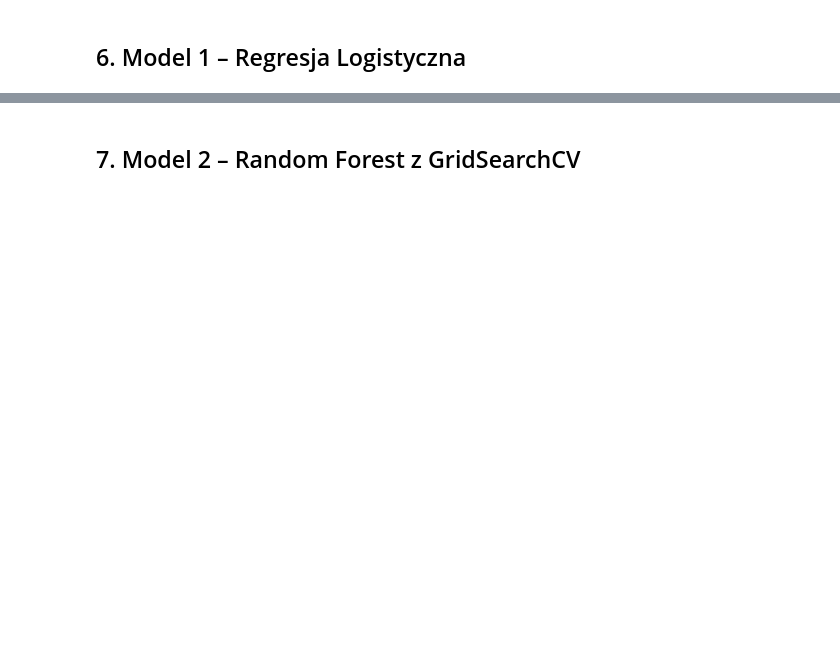
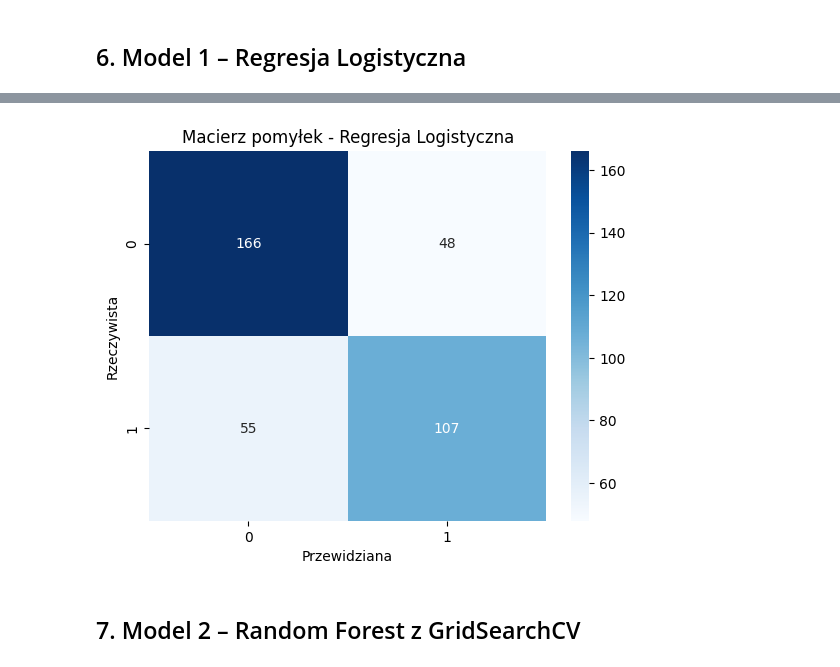
Before and after one commit to natalialekszycka/projekt-programowanie, a Jupyter notebook: drug_consumption_v2.ipynb, the cells around one changed output, grey strips where cells are left out. Cells and saved outputs as stored; diff of their text form; code cells hidden in the pictures; blank space fills up the shorter version.

```diff
--- a/drug_consumption_v2.ipynb
+++ b/drug_consumption_v2.ipynb
@@ -62,5 +105,5 @@ print("Braki danych:")
 print(df[feature_cols].isnull().sum())
 
 before = len(df)
-df = df[df["Semer"] == "CL0"].copy()
-print(f"\nUsunieto {before - len(df)} wierszy. Pozostalo: {len(df)}")
+df = df[df["semer"] == "CL0"].copy()
+print(f"\nUsunięto {before - len(df)} wierszy. Pozostało: {len(df)}")
@@ -90,9 +160,11 @@ print(classification_report(y_test, pred_log, target_names=["Nie uzywal", "Uzywa
 # %%
 sns.heatmap(confusion_matrix(y_test, pred_log), annot=True, fmt="d", cmap="Blues")
-plt.title("Macierz pomylek - Regresja Logistyczna")
+plt.title("Macierz pomyłek - Regresja Logistyczna")
 plt.xlabel("Przewidziana")
 plt.ylabel("Rzeczywista")
 plt.show()
+# %% [output]
+[figure, added]
 # %% [markdown]
 ## 7. Model 2 – Random Forest z GridSearchCV
 # %%
```
Also changed, not shown: parts of 15 cells of this notebook.
